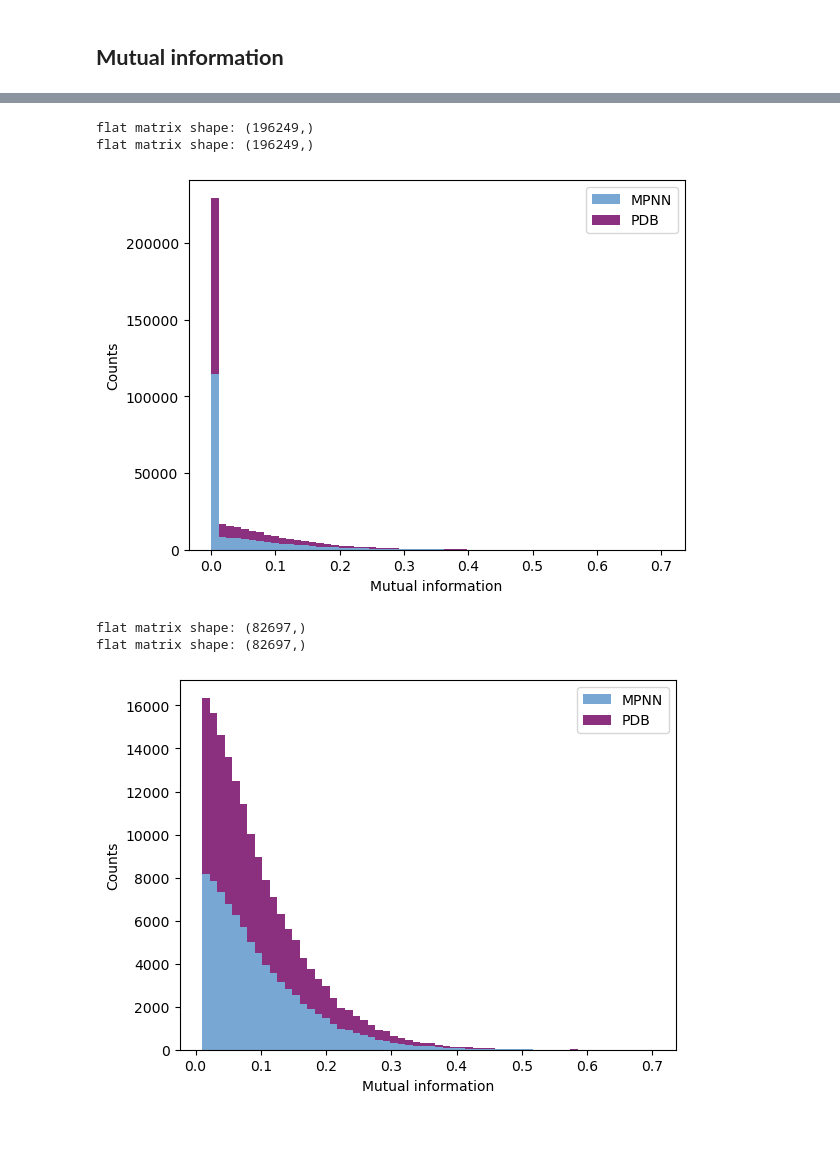
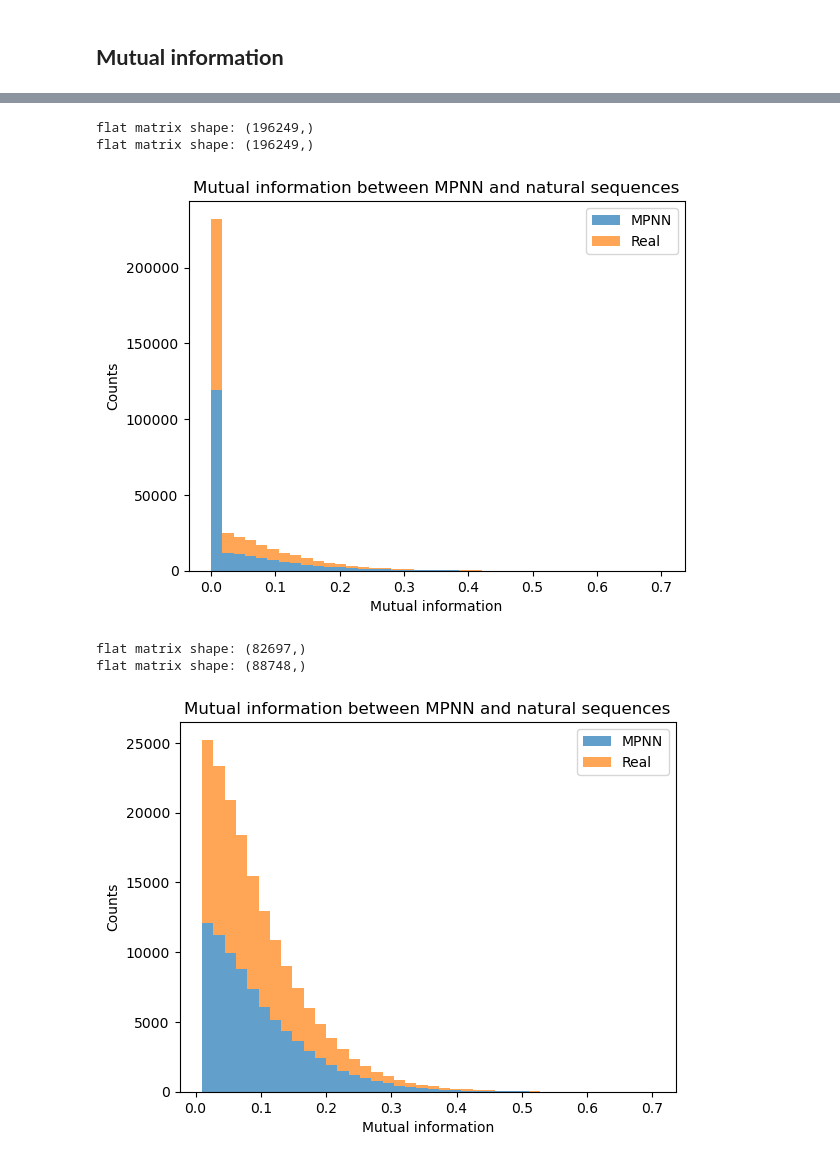
Before and after one commit to zifangu/lithiumized-fish, a Jupyter notebook: final.ipynb, the cells around one changed output, grey strips where cells are left out. Drawn from its saved outputs; the diff is of its cells as text; code cells hidden in the pictures; blank space fills up the shorter version.

```diff
--- a/final.ipynb
+++ b/final.ipynb
@@ -70,7 +70,7 @@ def plot_avg_seq_identity_histogram(smat, bins=50):
 # %%
 # clean_fasta("data/all_alignment.fa", "data/all_alignment.fasta")
 # %%
-combined_alignment = readAlignment('data/raw/all_alignment.fasta')
+combined_alignment = readAlignment('data/all_alignment.fasta')
 print('len of sequences:', len(combined_alignment))
 
 arr_num = kim_helper.lett2num(combined_alignment, code='ACDEFGHIKLMNPQRSTVWY-')
@@ -323,8 +324,6 @@ def compute_lxl_mi(one_hot_matrix, L):
 
     return C_lxl
 # %%
-# L = int(one_hot_filtered_nat_np.shape[1]/21)
-# C_lxl_real = compute_lxl_mi(one_hot_filtered_nat_np.T, L)
-
-# load from saved npy
-C_lxl_real = np.load('data/derivatives/mi_lxl_natural.npy')
+L = int(one_hot_filtered_nat_np.shape[1]/21)
+C_lxl_real = compute_lxl_mi(one_hot_filtered_nat_np.T, L)
+plt.imshow(C_lxl_real)
@@ -351,7 +346,6 @@ plt.ylabel('Natural sequence positions')
 # %%
 # mpnn mutual information
-# L = int(one_hot_filtered_mpnn_np.shape[1] / 21)
-# C_lxl_mpnn = compute_lxl_mi(one_hot_filtered_mpnn_np.T, L)
+L = int(one_hot_filtered_mpnn_np.shape[1] / 21)
+C_lxl_mpnn = compute_lxl_mi(one_hot_filtered_mpnn_np.T, L)
 
-# load from saved npy
-C_lxl_mpnn = np.load('data/derivatives/mi_lxl_mpnn.npy')
+plt.imshow(C_lxl_mpnn)
@@ -377,36 +366,38 @@ plt.ylabel('ProteinMPNN sequence positions')
 # %%
 C_mpnn_flat = C_lxl_mpnn.flatten()
 print('flat matrix shape:', C_mpnn_flat.shape)
 C_real_flat = C_lxl_real.flatten()
 print('flat matrix shape:', C_real_flat.shape)
 
-plt.hist([C_mpnn_flat, C_real_flat], bins=60, stacked=True, label=['MPNN', 'PDB'], color=['#79a7d3', '#8a307f'])
+plt.hist([C_mpnn_flat, C_real_flat], bins=40, stacked=True, label=['MPNN', 'Real'], alpha=0.7)
 plt.xlabel('Mutual information')
 plt.ylabel('Counts')
+plt.title('Mutual information between MPNN and natural sequences')
 plt.legend()
 
-# plt.savefig('figs/final/support/mi_hist_original.pdf', format='pdf', dpi=300)
+# plt.savefig('mi_original.png', dpi=300)
 plt.show()
 # %% [output]
 flat matrix shape: (196249,)
 flat matrix shape: (196249,)
-[figure, old version]
+[figure, new version]
 # %%
 C_mpnn_large_mi_flat = C_mpnn_flat[C_mpnn_flat>0.01]
 print('flat matrix shape:', C_mpnn_large_mi_flat.shape)
 C_real_large_mi_flat = C_real_flat[C_real_flat>0.01]
 print('flat matrix shape:', C_real_large_mi_flat.shape)
 
-plt.hist([C_mpnn_large_mi_flat, C_real_large_mi_flat], bins=60, stacked=True, label=['MPNN', 'PDB'], color=['#79a7d3', '#8a307f'])
+plt.hist([C_mpnn_large_mi_flat, C_real_large_mi_flat], bins=40, stacked=True, label=['MPNN', 'Real'], alpha=0.7)
 
 plt.xlabel('Mutual information')
 plt.ylabel('Counts')
+plt.title('Mutual information between MPNN and natural sequences')
 plt.legend()
 
-# plt.savefig('figs/final/support/mi_hist_cropped.pdf', format='pdf', dpi=300)
+# plt.savefig('mi_cropped.png', dpi=300)
 plt.show()
 # %% [output]
 flat matrix shape: (82697,)
-flat matrix shape: (82697,)
+flat matrix shape: (88748,)
-[figure, old version]
+[figure, new version]
 # %%
```
Also changed, not shown: parts of 12 cells of this notebook, 25 other files.
